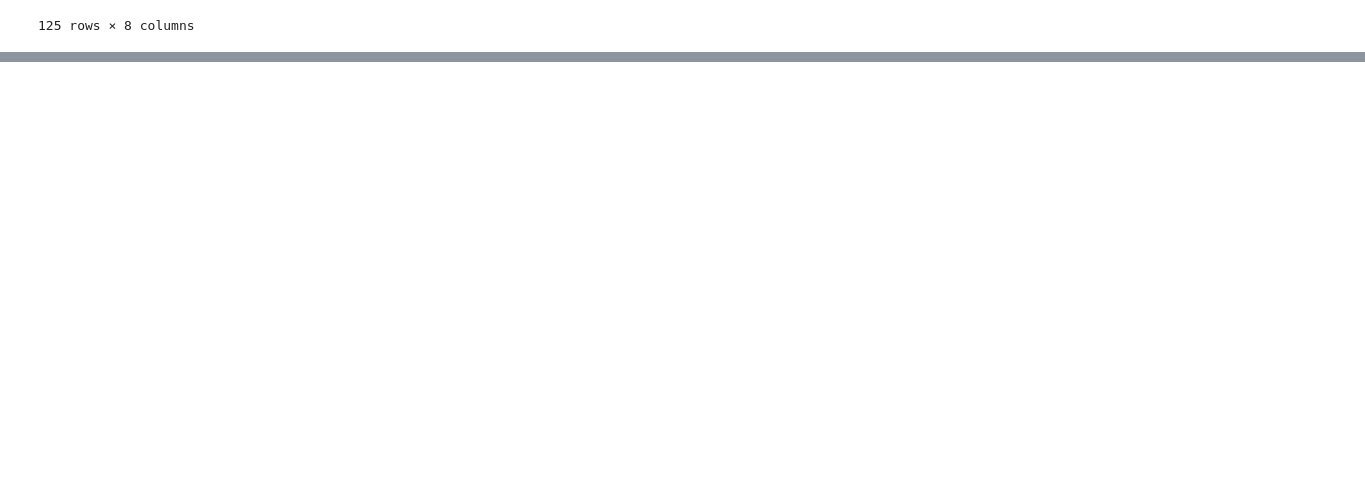
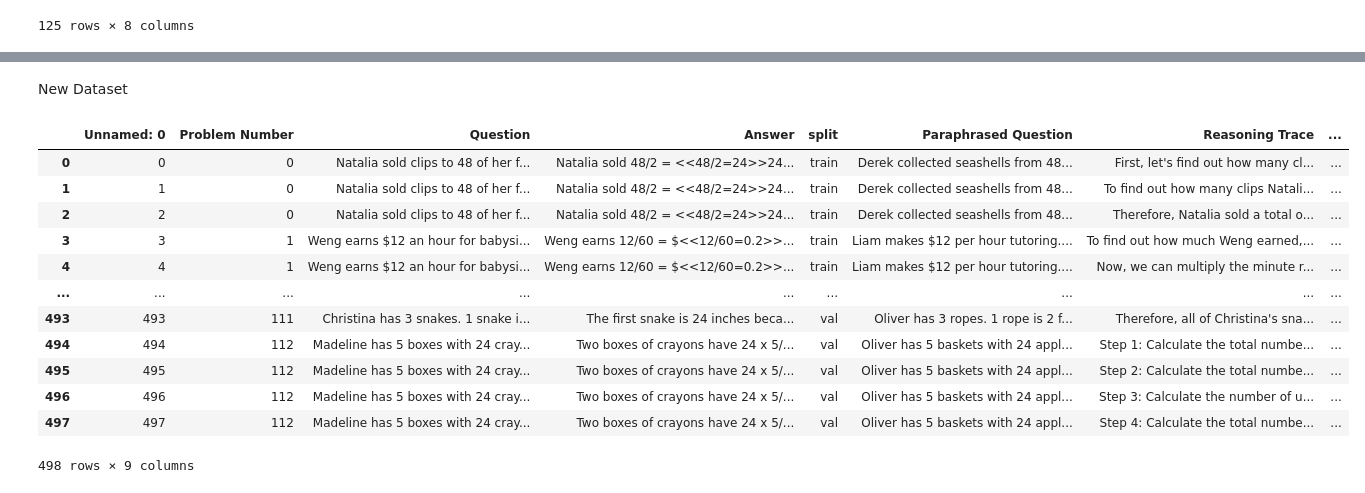
Before and after one commit to vivekvajipey/reasoning-topics, a Jupyter notebook: contrastive/generate_para_dataset.ipynb, the cells around one changed output, grey strips where cells are left out. Drawn from its saved outputs; the diff is of its cells as text; code cells hidden in the pictures; blank space fills up the shorter version.

```diff
--- a/contrastive/generate_para_dataset.ipynb
+++ b/contrastive/generate_para_dataset.ipynb
@@ -533,0 +551,22 @@ full_dataset.to_csv('')
+# %% [markdown]
+New Dataset
+# %%
+import pandas as pd
+import ast
+df = pd.read_csv('data/gsm8k_cl_trans_para1_112_autosplit.csv')
+df['']
+df
+# %% [output]
+|  | Unnamed: 0 | Problem Number | Question | Answer | split | Paraphrased Question | Reasoning Trace | ... |
+| 0 | 0 | 0 | Natalia sold clips to 48 of her f... | Natalia sold 48/2 = <<48/2=24>>24... | train | Derek collected seashells from 48... | First, let's find out how many cl... | ... |
+| 1 | 1 | 0 | Natalia sold clips to 48 of her f... | Natalia sold 48/2 = <<48/2=24>>24... | train | Derek collected seashells from 48... | To find out how many clips Natali... | ... |
+| 2 | 2 | 0 | Natalia sold clips to 48 of her f... | Natalia sold 48/2 = <<48/2=24>>24... | train | Derek collected seashells from 48... | Therefore, Natalia sold a total o... | ... |
+| 3 | 3 | 1 | Weng earns $12 an hour for babysi... | Weng earns 12/60 = $<<12/60=0.2>>... | train | Liam makes $12 per hour tutoring.... | To find out how much Weng earned,... | ... |
+| 4 | 4 | 1 | Weng earns $12 an hour for babysi... | Weng earns 12/60 = $<<12/60=0.2>>... | train | Liam makes $12 per hour tutoring.... | Now, we can multiply the minute r... | ... |
+| ... | ... | ... | ... | ... | ... | ... | ... | ... |
+| 493 | 493 | 111 | Christina has 3 snakes. 1 snake i... | The first snake is 24 inches beca... | val | Oliver has 3 ropes. 1 rope is 2 f... | Therefore, all of Christina's sna... | ... |
+| 494 | 494 | 112 | Madeline has 5 boxes with 24 cray... | Two boxes of crayons have 24 x 5/... | val | Oliver has 5 baskets with 24 appl... | Step 1: Calculate the total numbe... | ... |
+| 495 | 495 | 112 | Madeline has 5 boxes with 24 cray... | Two boxes of crayons have 24 x 5/... | val | Oliver has 5 baskets with 24 appl... | Step 2: Calculate the total numbe... | ... |
+| 496 | 496 | 112 | Madeline has 5 boxes with 24 cray... | Two boxes of crayons have 24 x 5/... | val | Oliver has 5 baskets with 24 appl... | Step 3: Calculate the number of u... | ... |
+| 497 | 497 | 112 | Madeline has 5 boxes with 24 cray... | Two boxes of crayons have 24 x 5/... | val | Oliver has 5 baskets with 24 appl... | Step 4: Calculate the total numbe... | ... |
+498 rows × 9 columns
```
Also changed, not shown: parts of 3 cells of this notebook, 3 other files.
